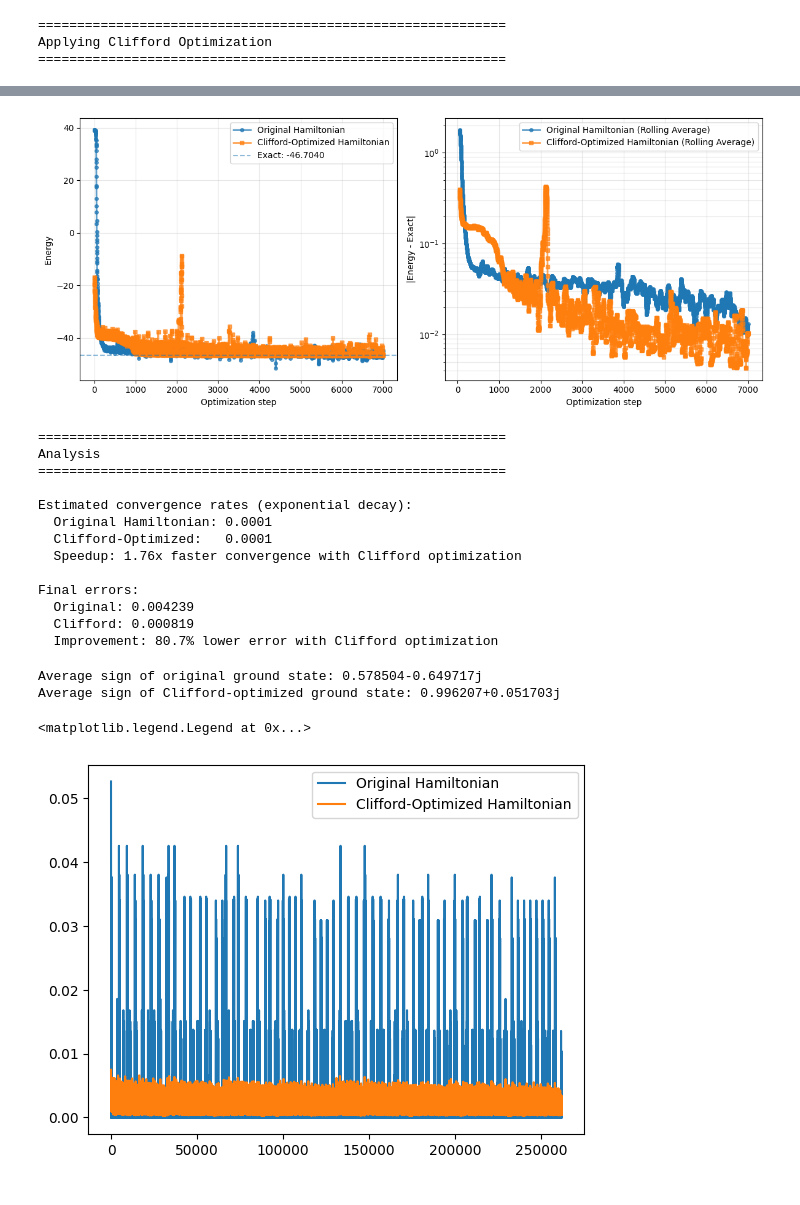
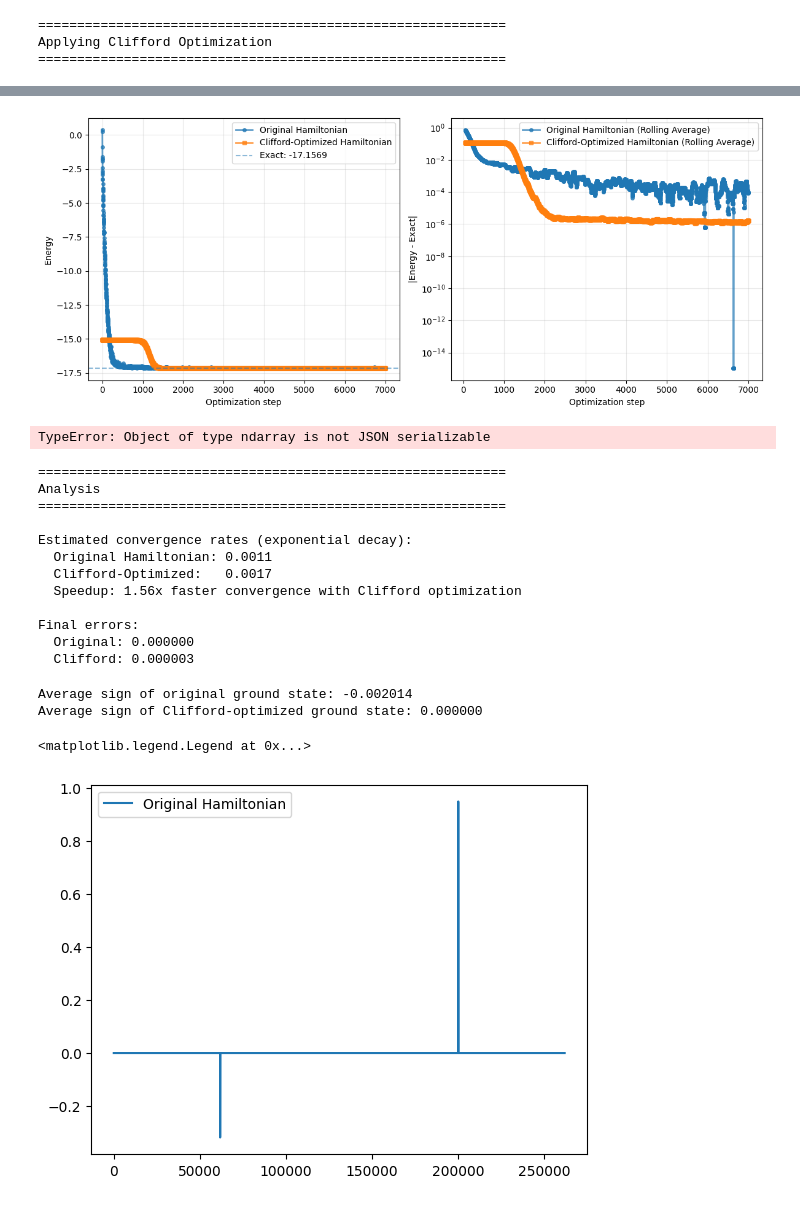
Before and after one commit to NilsNiggemann/DataMiningRBMs, a Jupyter notebook: Netket/CLANQS/Kitaev.ipynb, the cells around one changed output, grey strips where cells are left out. Cells and saved outputs as stored; diff of their text form; code cells hidden in the pictures.

```diff
--- a/Netket/CLANQS/Kitaev.ipynb
+++ b/Netket/CLANQS/Kitaev.ipynb
@@ -151,15 +153,31 @@ learning_rate = 0.002
 diag_shift = 3e-4
 RBMAlpha = 5
 
+# modelkwargs = {
+#     "J1" : 1.0,
+#     "J2" : 1.01,
+#     "Lx": 2,
+#     "Ly": 3,
+#     "pbc": True,
+# }
+# modelname = "j1j2_kagome_max_frust"
+# g,hilbert, H = th.get_J1J2kagome_Hamiltonian(**modelkwargs)
+
+# modelkwargs = {
+#     "Jx" : 0.0,
+#     "Jz" : 1.0,
+#     "Jp" : 0.5,
+#     "Lx": 4,
+#     "Ly": 4,
+# }
+# modelname = "quantum_compass"
+# g,hilbert, H = qc.get_Hamiltonian(**modelkwargs)
+
 modelkwargs = {
-    "J1" : 1.0,
-    "J2" : 1.01,
-    "Lx": 2,
-    "Ly": 3,
-    "pbc": True,
+    "Jij": np.random.rand(18, 18)
 }
-modelname = "j1j2_kagome_max_frust"
-g,hilbert, H = th.get_J1J2kagome_Hamiltonian(**modelkwargs)
+modelname = "spin_glass"
+g,hilbert, H = sg.get_SpinGlass(**modelkwargs)
 
 # modelkwargs = {
 #     "h": (0.1, 0.1, 0.1),
@@ -611,7 +638,7 @@ plt.tight_layout()
 # plt.savefig(f"kagome_comparison_N{N_sites}.png", dpi=150, bbox_inches='tight')
 plt.show()
 # %% [output]
-[figure, old version]
+[figure, new version]
 # %%
 # save the log data for further analysis
 import json
@@ -643,6 +670,8 @@ outfile_original = "logs/" + modelname + "_original.json"
 outfile_clifford = "logs/" + modelname + "_clifford.json"
 save_log_to_json(log_original, outfile_original, **metadata)
 save_log_to_json(log_clifford, outfile_clifford, **metadata)
+# %% [output]
+TypeError: Object of type ndarray is not JSON serializable
 # %%
 # Analysis
 print("\n" + "="*60)
@@ -684,14 +713,13 @@ Analysis
 ============================================================
 
 Estimated convergence rates (exponential decay):
-  Original Hamiltonian: 0.0001
-  Clifford-Optimized:   0.0001
-  Speedup: 1.76x faster convergence with Clifford optimization
+  Original Hamiltonian: 0.0011
+  Clifford-Optimized:   0.0017
+  Speedup: 1.56x faster convergence with Clifford optimization
 
 Final errors:
-  Original: 0.004239
-  Clifford: 0.000819
-  Improvement: 80.7% lower error with Clifford optimization
+  Original: 0.000000
+  Clifford: 0.000003
 # %%
 import sys
 sys.path.append('../..')
@@ -728,18 +756,18 @@ if N_sites <= 18:
 # %%
 avg_sgn_orig = np.mean(np.sign(gs_orig))
 avg_sgn_cliff = np.mean(np.sign(gs_cliff))
 print(f"\nAverage sign of original ground state: {avg_sgn_orig:.6f}")
 print(f"Average sign of Clifford-optimized ground state: {avg_sgn_cliff:.6f}")
 
 plt.plot(gs_orig, label="Original Hamiltonian")
-plt.plot(gs_cliff, label="Clifford-Optimized Hamiltonian")
+# plt.plot(gs_cliff, label="Clifford-Optimized Hamiltonian")
 
 plt.legend()
 # %% [output]
-Average sign of original ground state: 0.578504-0.649717j
-Average sign of Clifford-optimized ground state: 0.996207+0.051703j
+Average sign of original ground state: -0.002014
+Average sign of Clifford-optimized ground state: 0.000000
 <matplotlib.legend.Legend at 0x...>
-[figure, old version]
+[figure, new version]
 # %%
 plt.plot(np.sort(np.abs(gs_orig))[::-1], label="Original Hamiltonian")
 plt.plot(np.sort(np.abs(gs_cliff))[::-1], label="Clifford Hamiltonian")
```
Also changed, not shown: parts of 11 cells of this notebook, 3 other files.
